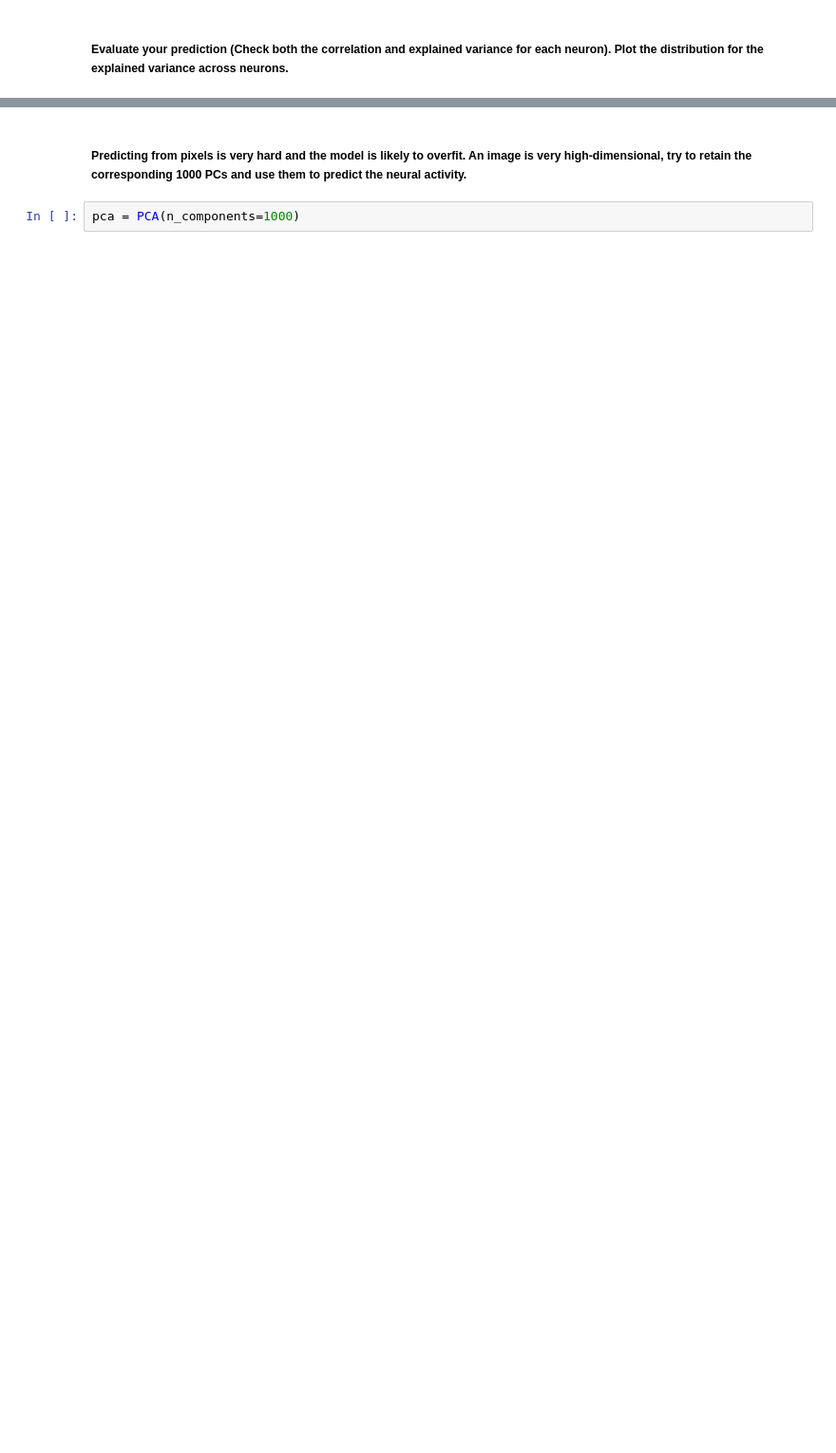
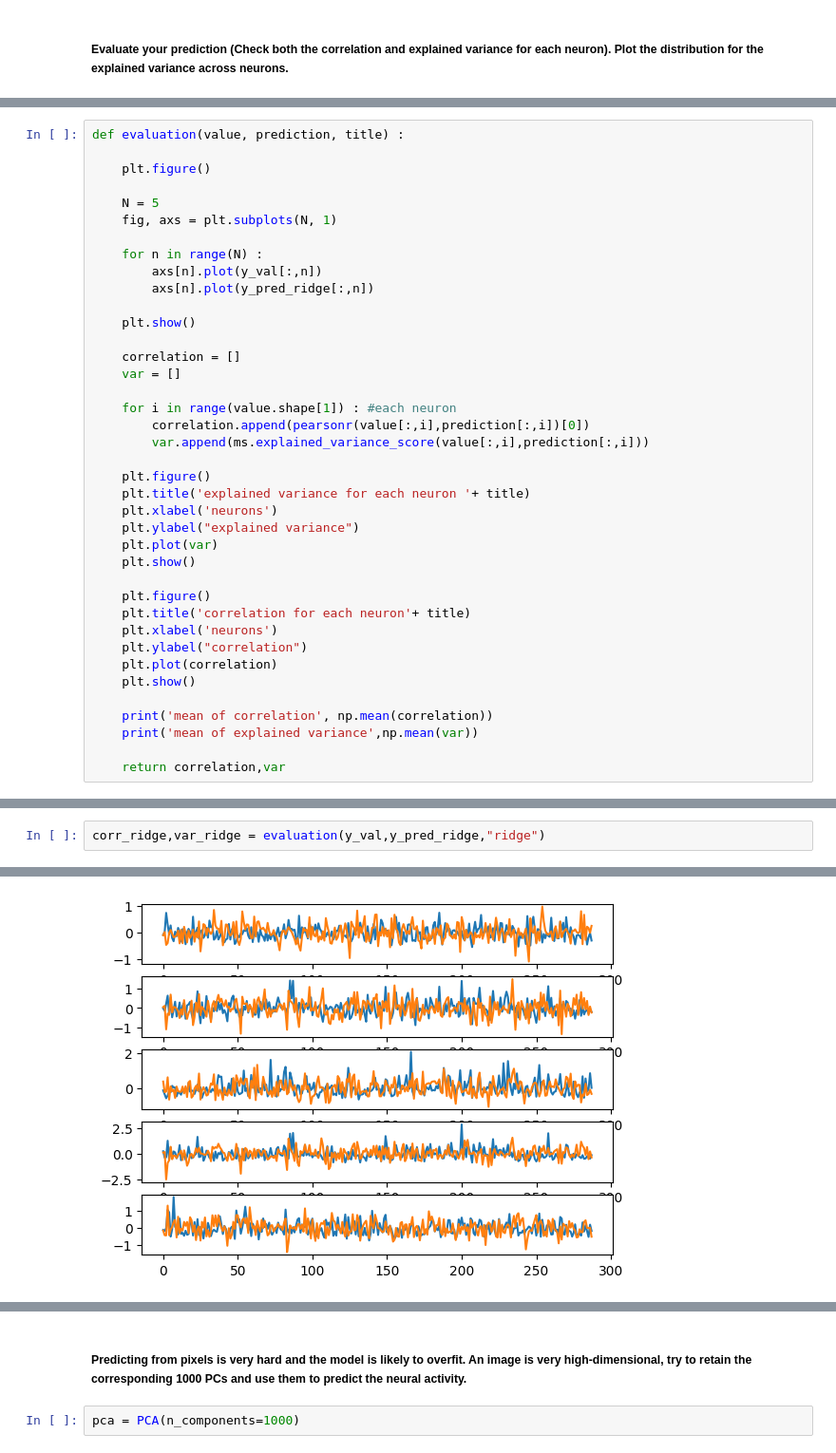
Before and after one commit to jadetherras/brain-like, a Jupyter notebook: part1_1.ipynb, the cells around one changed output, grey strips where cells are left out. Shown at 95% size. Cells and saved outputs as stored; diff of their text form; blank space fills up the shorter version.

```diff
--- a/part1_1.ipynb
+++ b/part1_1.ipynb
@@ -137,3 +150,42 @@ y_pred_linear = linear.predict(X_val)
+# %%
+def evaluation(value, prediction, title) :
+
+    plt.figure()
+
+    N = 5
+    fig, axs = plt.subplots(N, 1)
+
+    for n in range(N) :
+        axs[n].plot(y_val[:,n])
+        axs[n].plot(y_pred_ridge[:,n])
+
+    plt.show()
+
+    correlation = []
+    var = []
+
+    for i in range(value.shape[1]) : #each neuron
+        correlation.append(pearsonr(value[:,i],prediction[:,i])[0])
+        var.append(ms.explained_variance_score(value[:,i],prediction[:,i]))
+
+    plt.figure()
+    plt.title('explained variance for each neuron '+ title)
+    plt.xlabel('neurons')
+    plt.ylabel("explained variance")
+    plt.plot(var)
+    plt.show()
+
+    plt.figure()
+    plt.title('correlation for each neuron'+ title)
+    plt.xlabel('neurons')
+    plt.ylabel("correlation")
+    plt.plot(correlation)
+    plt.show()
+
+    print('mean of correlation', np.mean(correlation))
+    print('mean of explained variance',np.mean(var))
+
+    return correlation,var
 # %%
 neuron_idx = 1
 
@@ -202,0 +199,3 @@ plt.show()
+# %%
+corr_ridge,var_ridge = evaluation(y_val,y_pred_ridge,"ridge")
+# %% [output]
@@ -202,0 +203 @@ plt.show()
+[figure, added]
```
Also changed, not shown: parts of 39 cells of this notebook, 1 other file.
